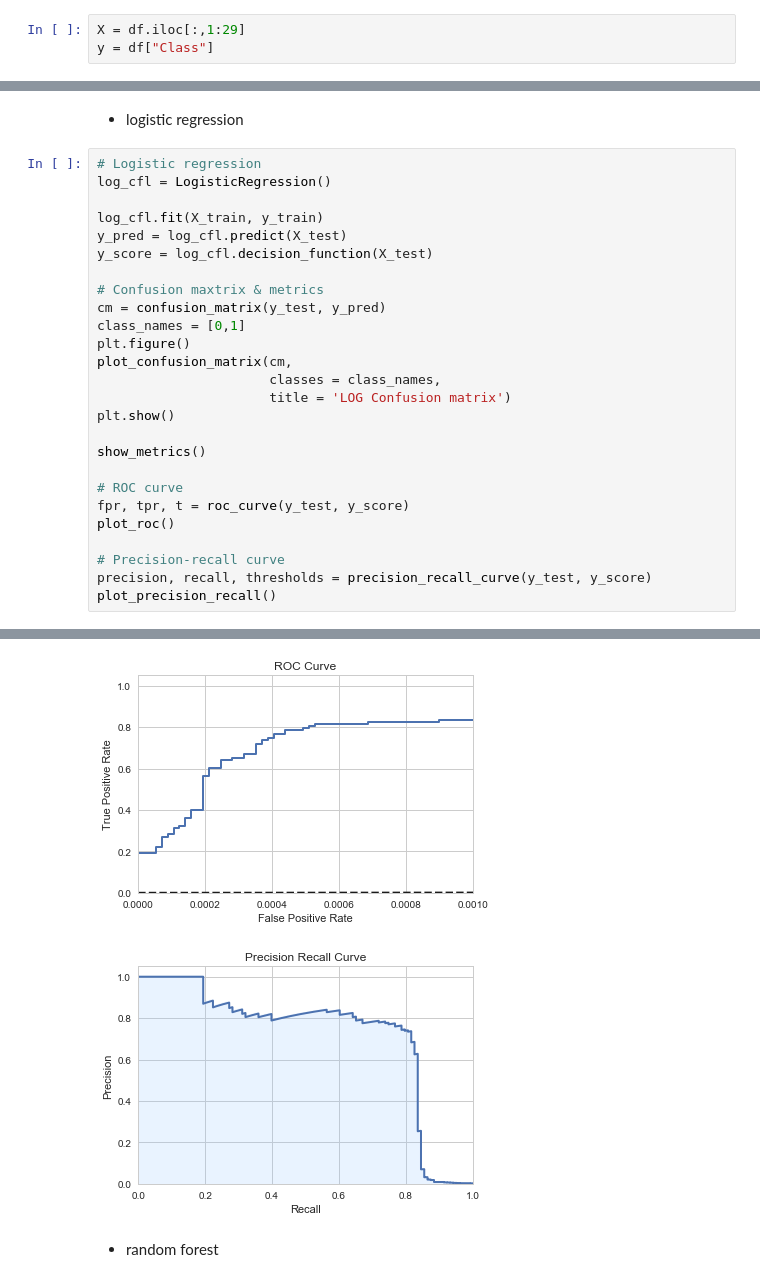
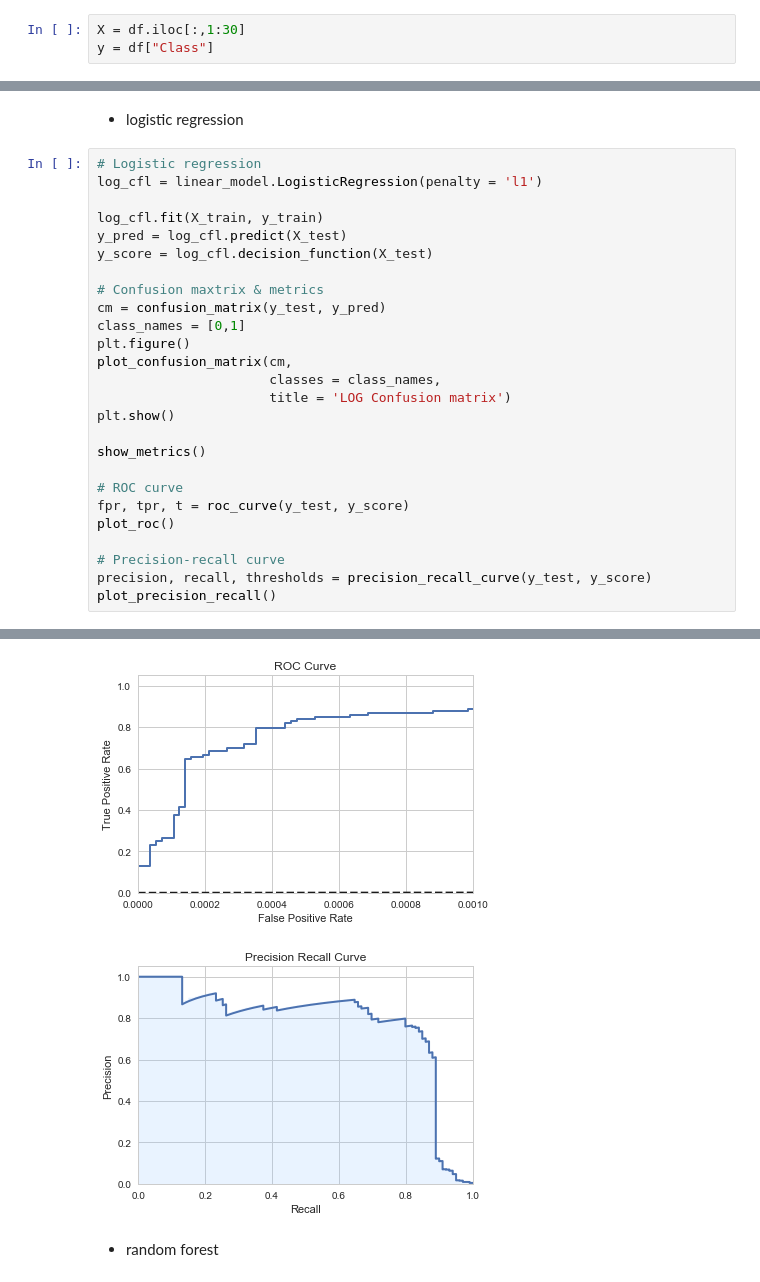
Before and after one commit to lovablebaby/cardFraudDetection, a Jupyter notebook: cardFraudDetection.ipynb, the cells around one changed output, grey strips where cells are left out. Cells and saved outputs as stored; diff of their text form.

```diff
--- a/cardFraudDetection.ipynb
+++ b/cardFraudDetection.ipynb
@@ -295,7 +296,7 @@ from sklearn.neural_network import MLPClassifier
 %matplotlib inline
 import itertools
 # %%
-X = df.iloc[:,1:29]
+X = df.iloc[:,1:30]
 y = df["Class"]
 # %%
 X
@@ -396,7 +397,7 @@ Score: 0.464365265956
 - logistic regression
 # %%
 # Logistic regression
-log_cfl = LogisticRegression()
+log_cfl = linear_model.LogisticRegression(penalty = 'l1')
 
 log_cfl.fit(X_train, y_train)
 y_pred = log_cfl.predict(X_test)
@@ -428,5 +429,5 @@ F1_score  =     0.693
-[figure, old version]
+[figure, new version]
-[figure, old version]
+[figure, new version]
 # %% [markdown]
 - random forest
 # %%
```
Also changed, not shown: parts of 13 cells of this notebook.
